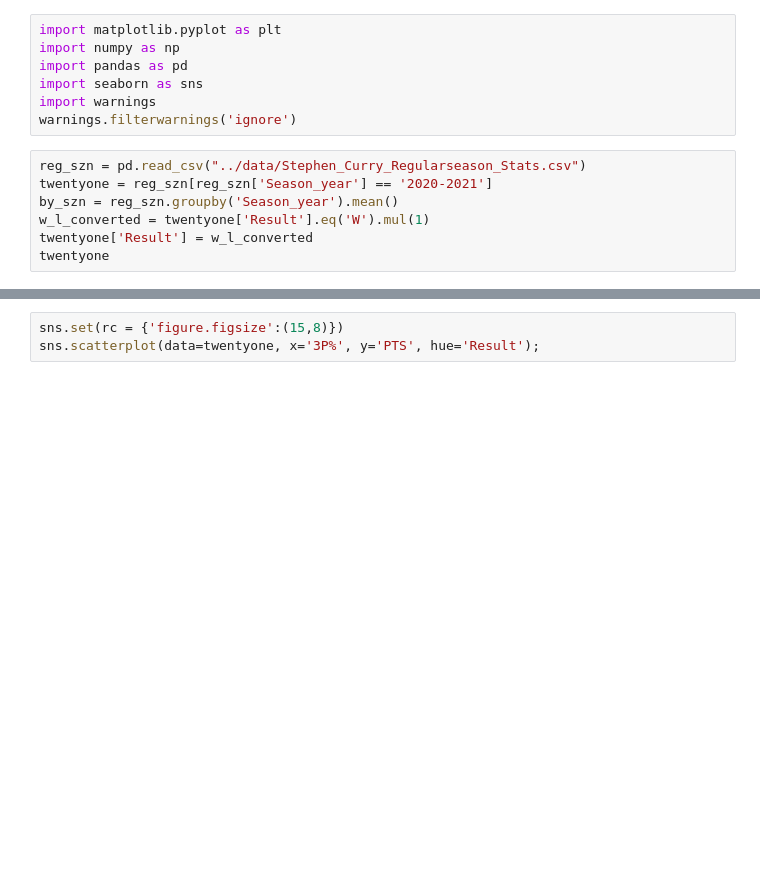
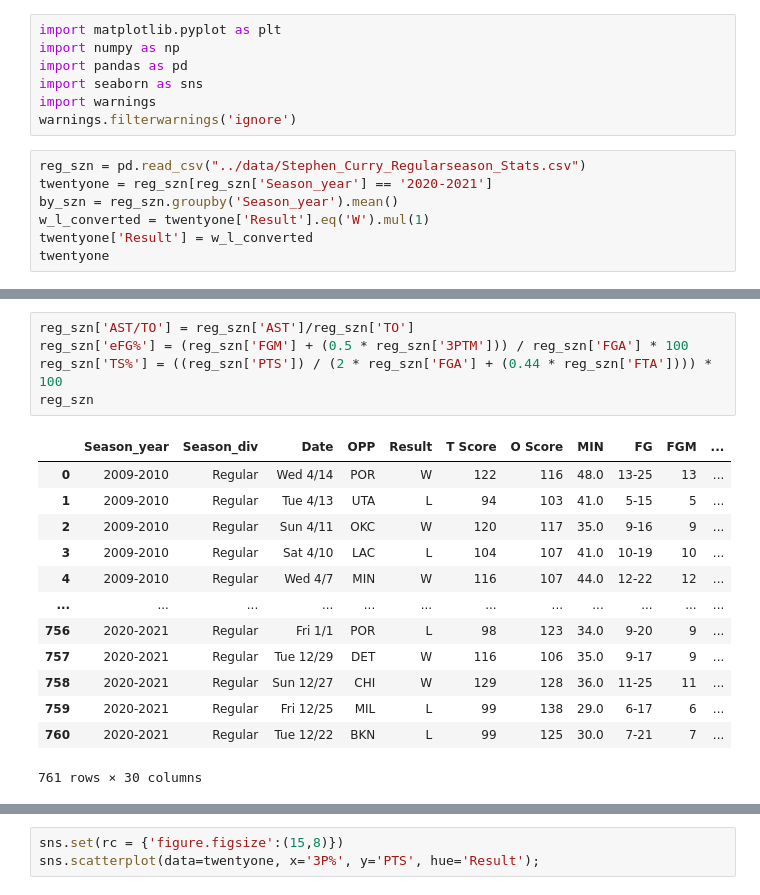
Before and after one commit to sidmurthy/stephstuff, a Jupyter notebook: src/stephplayground.ipynb, the cells around one changed output, grey strips where cells are left out. Drawn from its saved outputs; the diff is of its cells as text; blank space fills up the shorter version.

```diff
--- a/src/stephplayground.ipynb
+++ b/src/stephplayground.ipynb
@@ -14,0 +23,19 @@ twentyone
+# %%
+reg_szn['AST/TO'] = reg_szn['AST']/reg_szn['TO']
+reg_szn['eFG%'] = (reg_szn['FGM'] + (0.5 * reg_szn['3PTM'])) / reg_szn['FGA'] * 100
+reg_szn['TS%'] = ((reg_szn['PTS']) / (2 * reg_szn['FGA'] + (0.44 * reg_szn['FTA']))) * 100
+reg_szn
+# %% [output]
+|  | Season_year | Season_div | Date | OPP | Result | T Score | O Score | MIN | FG | FGM | ... |
+| 0 | 2009-2010 | Regular | Wed 4/14 | POR | W | 122 | 116 | 48.0 | 13-25 | 13 | ... |
+| 1 | 2009-2010 | Regular | Tue 4/13 | UTA | L | 94 | 103 | 41.0 | 5-15 | 5 | ... |
+| 2 | 2009-2010 | Regular | Sun 4/11 | OKC | W | 120 | 117 | 35.0 | 9-16 | 9 | ... |
+| 3 | 2009-2010 | Regular | Sat 4/10 | LAC | L | 104 | 107 | 41.0 | 10-19 | 10 | ... |
+| 4 | 2009-2010 | Regular | Wed 4/7 | MIN | W | 116 | 107 | 44.0 | 12-22 | 12 | ... |
+| ... | ... | ... | ... | ... | ... | ... | ... | ... | ... | ... | ... |
+| 756 | 2020-2021 | Regular | Fri 1/1 | POR | L | 98 | 123 | 34.0 | 9-20 | 9 | ... |
+| 757 | 2020-2021 | Regular | Tue 12/29 | DET | W | 116 | 106 | 35.0 | 9-17 | 9 | ... |
+| 758 | 2020-2021 | Regular | Sun 12/27 | CHI | W | 129 | 128 | 36.0 | 11-25 | 11 | ... |
+| 759 | 2020-2021 | Regular | Fri 12/25 | MIL | L | 99 | 138 | 29.0 | 6-17 | 6 | ... |
+| 760 | 2020-2021 | Regular | Tue 12/22 | BKN | L | 99 | 125 | 30.0 | 7-21 | 7 | ... |
+761 rows × 30 columns
```
Also changed, not shown: parts of 11 cells of this notebook.
